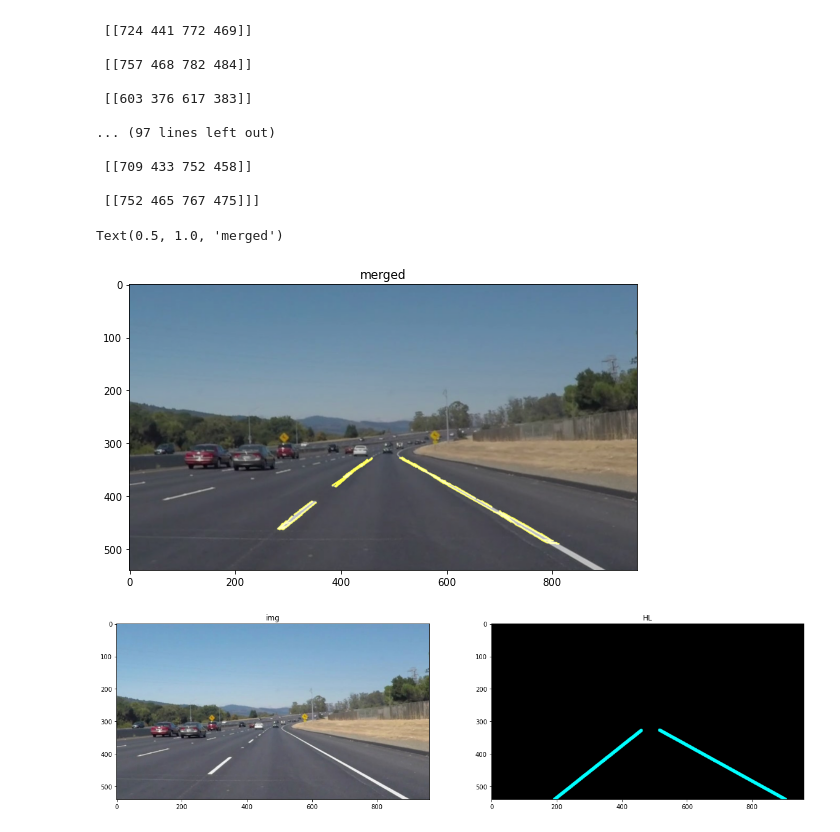
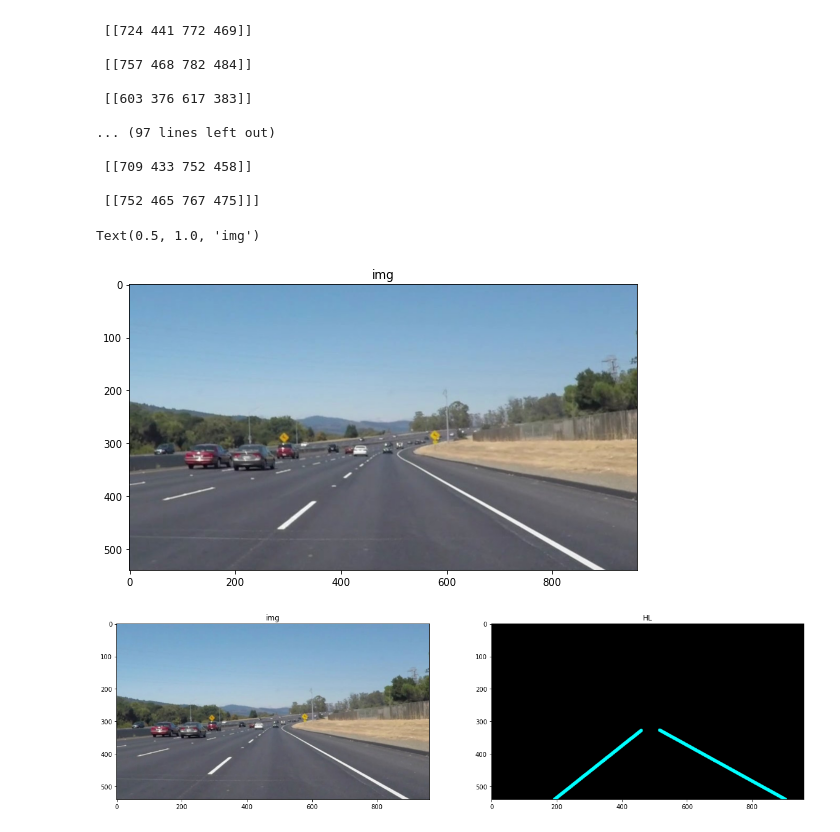
Before and after one commit to karthikeyanrathore/Lane-Line-Detection, a Jupyter notebook: White Lanes (Done).ipynb, the cells around one changed output. Cells and saved outputs as stored; diff of their text form; code cells hidden in the pictures.

```diff
--- a/White Lanes (Done).ipynb
+++ b/White Lanes (Done).ipynb
@@ -127,11 +127,11 @@ merged = cv2.addWeighted(merged, 0.8, LineImg, 1.0, 0.0)
 # %%
 plt.figure(figsize=(20,20))
 plt.subplot(1,2,1)
-plt.imshow(merged, cmap="gray")
-plt.title("merged")
+plt.imshow(img, cmap="gray")
+plt.title("img")
 # %% [output]
-Text(0.5, 1.0, 'merged')
+Text(0.5, 1.0, 'img')
-[figure, old version]
+[figure, new version]
 # %%
 y_size = img.shape[0]
 x_size = img.shape[1]
```
Also changed, not shown: 10 other files.
